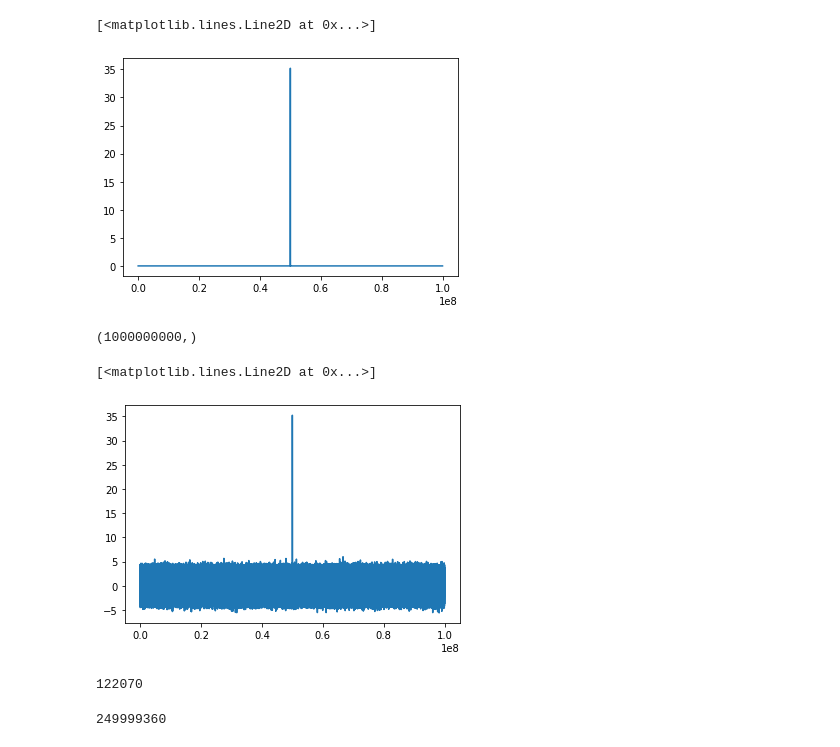
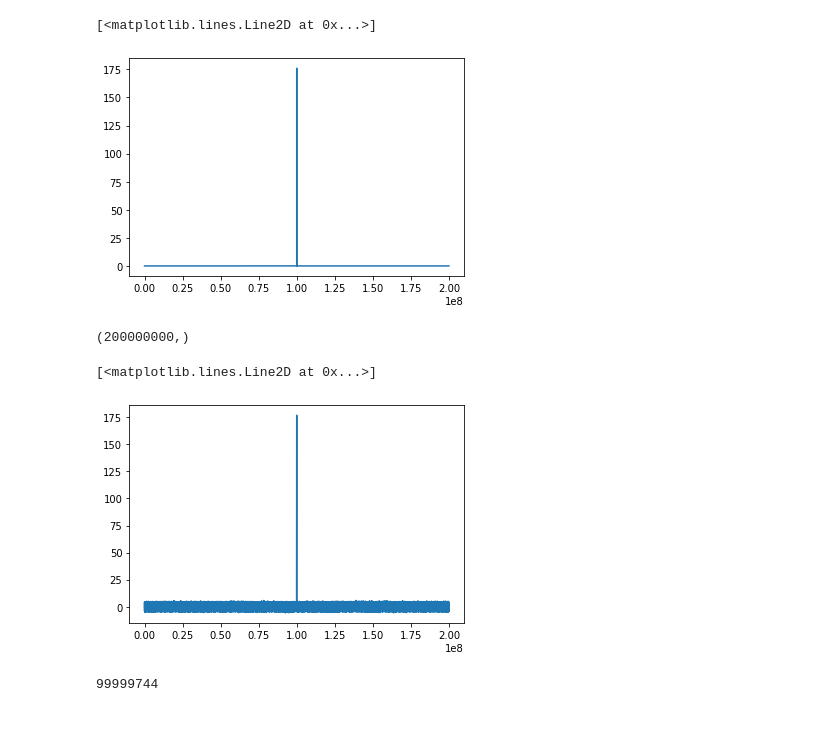
Before and after one commit to RaghavGirgaonkar/gsb-ifft-pipeline, a Jupyter notebook: Simulate_pulsar_timeseries.ipynb, the cells around one changed output. Saved outputs shown, nothing was run; the diff lists cells and outputs as text; code cells hidden in the pictures.

Commit message:
Added pulsar timeseries simulation file

```diff
--- a/Simulate_pulsar_timeseries.ipynb
+++ b/Simulate_pulsar_timeseries.ipynb
@@ -14,10 +14,10 @@ plt.plot(white_noise[:10000])
 def gaussian(x,mu):
     numerator = np.exp((-1*(x - mu)**2)/2)
     denominator = np.sqrt(2*np.pi)
-    gaussian = 100*(numerator/denominator)
+    gaussian = 500*(numerator/denominator)
     return gaussian
 # %%
-N = 100000000
+N = int(2e8)
 x = np.linspace(0,N,N)
 mu = N/2
 gaussian_samples = gaussian(x,mu)
@@ -25,31 +25,26 @@ gaussian_samples = gaussian(x,mu)
 plt.plot(gaussian_samples)
 # %% [output]
 [<matplotlib.lines.Line2D at 0x...>]
-[figure, old version]
+[figure, new version]
 # %%
 gaussian_timeseries = gaussian_samples
-for i in range(1,10):
-    d = np.linspace(i*N, (i+1)*N, N)
-    mu = N/2 + i*N
-    g = gaussian(d,mu)
-    gaussian_timeseries = np.concatenate((gaussian_timeseries,g))
+# for i in range(1,1000):
+#     d = np.linspace(i*1000, (i+1)*1000, 1000)
+#     mu = 500 + i*1000
+#     g = gaussian(d,mu)
+#     gaussian_timeseries = np.concatenate((gaussian_timeseries,g))
 # %%
 # plt.plot(gaussian_timeseries)
 np.shape(gaussian_timeseries)
 # %% [output]
-(1000000000,)
+(200000000,)
 # %%
-final_timeseries = white_noise + gaussian_timeseries[:N_samples]
+final_timeseries = white_noise + gaussian_timeseries
 # %%
-a = 1
-plt.plot(final_timeseries[a*N:a*N+N])
+plt.plot(final_timeseries)
 # %% [output]
 [<matplotlib.lines.Line2D at 0x...>]
-[figure, old version]
+[figure, new version]
-# %%
-N//4096
-# %% [output]
-122070
 # %%
 Nx = 4096
 fft_r = []
@@ -63,9 +58,9 @@ for i in range(N_samples//Nx):
         fft_r.append(ff.real)
         fft_i.append(ff.imag)
 # %%
-len(fft_i)
+len(fft_r)
 # %% [output]
-249999360
+99999744
 # %%
 fft_r = np.clip(fft_r,-128,127)
 fft_i = np.clip(fft_i,-128,127)
```
Also changed, not shown: parts of 22 cells of this notebook.
